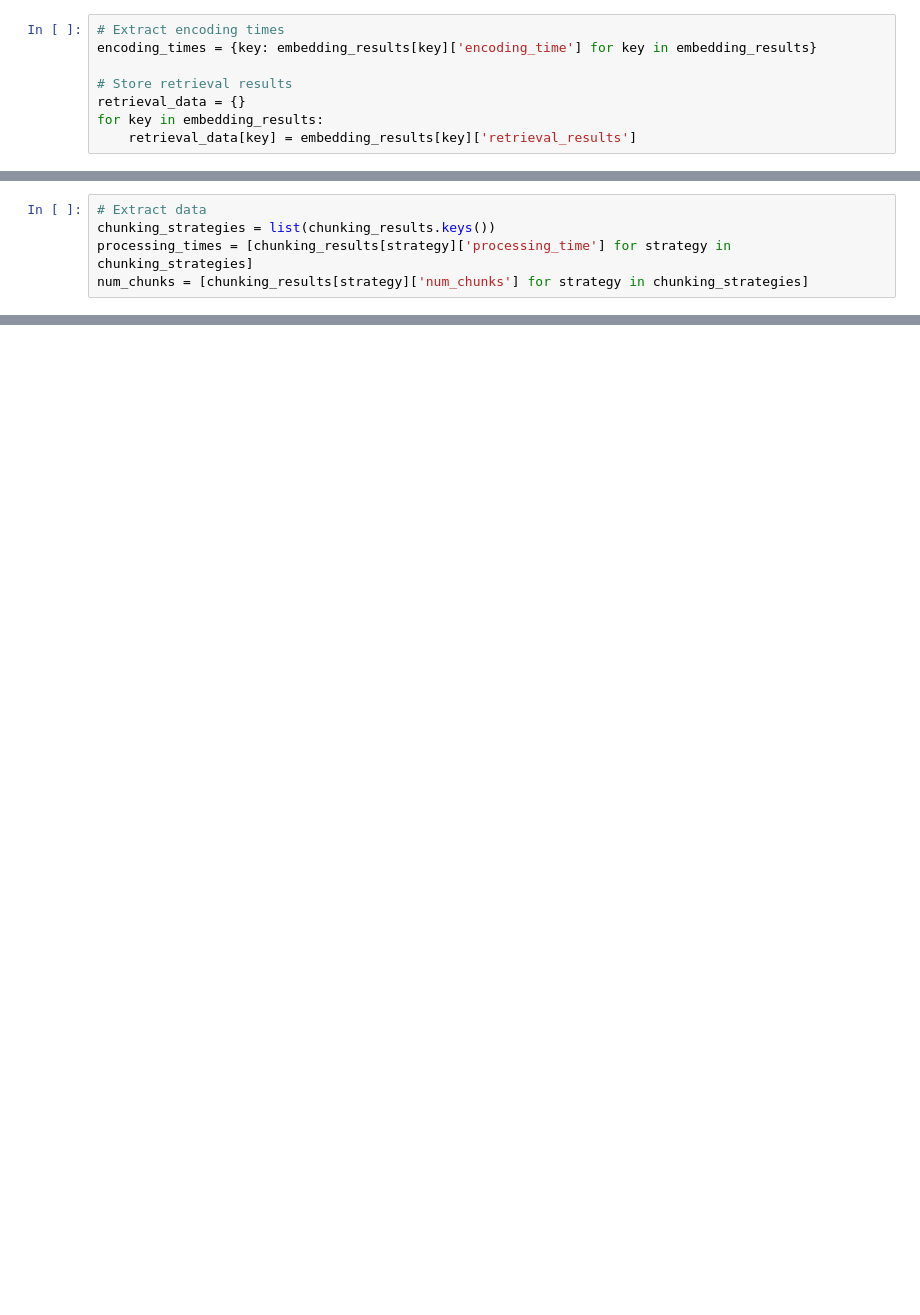
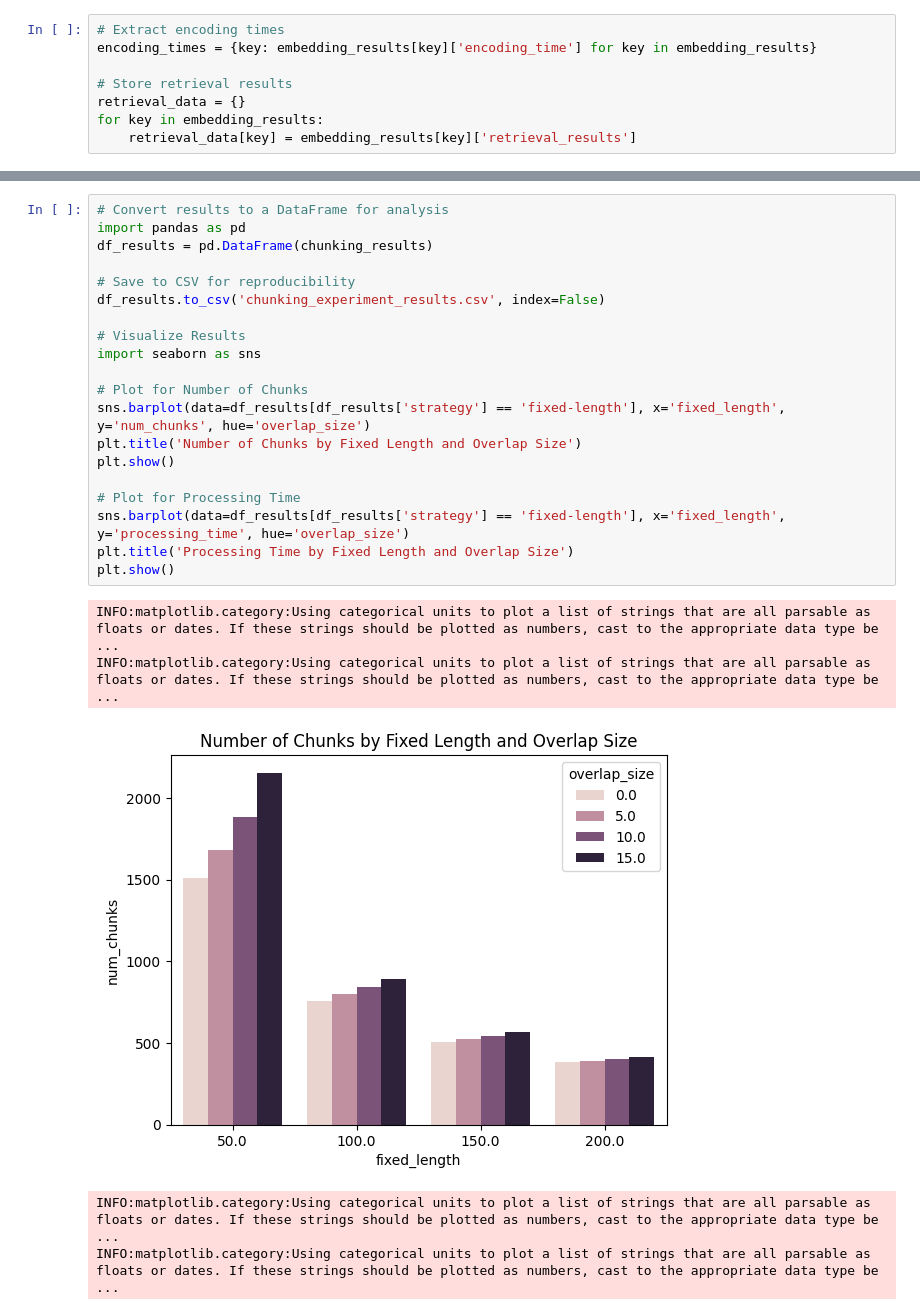
Before and after one commit to MechInterpreter/Case_Studies, a Jupyter notebook: textwave/system_analysis.ipynb, the cells around one changed output, grey strips where cells are left out. Drawn from its saved outputs; the diff is of its cells as text; blank space fills up the shorter version.

```diff
--- a/textwave/system_analysis.ipynb
+++ b/textwave/system_analysis.ipynb
@@ -326,5 +187,0 @@ chunking_results['fixed_length'] = run_chunking_experiment('fixed-length', fixed
-# %%
-# Extract data
-chunking_strategies = list(chunking_results.keys())
-processing_times = [chunking_results[strategy]['processing_time'] for strategy in chunking_strategies]
-num_chunks = [chunking_results[strategy]['num_chunks'] for strategy in chunking_strategies]
@@ -330,0 +339,26 @@ num_chunks = [chunking_results[strategy]['num_chunks'] for strategy in chunking_
+# %%
+# Convert results to a DataFrame for analysis
+import pandas as pd
+df_results = pd.DataFrame(chunking_results)
+
+# Save to CSV for reproducibility
+df_results.to_csv('chunking_experiment_results.csv', index=False)
+
+# Visualize Results
+import seaborn as sns
+
+# Plot for Number of Chunks
+sns.barplot(data=df_results[df_results['strategy'] == 'fixed-length'], x='fixed_length', y='num_chunks', hue='overlap_size')
+plt.title('Number of Chunks by Fixed Length and Overlap Size')
+plt.show()
+
+# Plot for Processing Time
+sns.barplot(data=df_results[df_results['strategy'] == 'fixed-length'], x='fixed_length', y='processing_time', hue='overlap_size')
+plt.title('Processing Time by Fixed Length and Overlap Size')
+plt.show()
+# %% [output]
+INFO:matplotlib.category:Using categorical units to plot a list of strings that are all parsable as floats or dates. If these strings should be plotted as numbers, cast to the appropriate data type be ...
+INFO:matplotlib.category:Using categorical units to plot a list of strings that are all parsable as floats or dates. If these strings should be plotted as numbers, cast to the appropriate data type be ...
+[figure, added]
+INFO:matplotlib.category:Using categorical units to plot a list of strings that are all parsable as floats or dates. If these strings should be plotted as numbers, cast to the appropriate data type be ...
+INFO:matplotlib.category:Using categorical units to plot a list of strings that are all parsable as floats or dates. If these strings should be plotted as numbers, cast to the appropriate data type be ...
```
Also changed, not shown: parts of 43 cells of this notebook.
